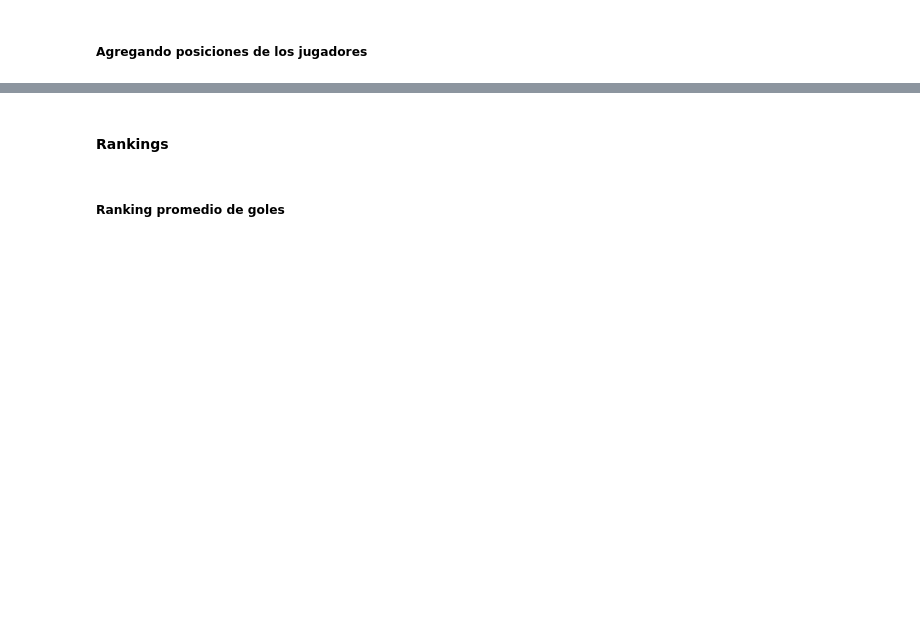
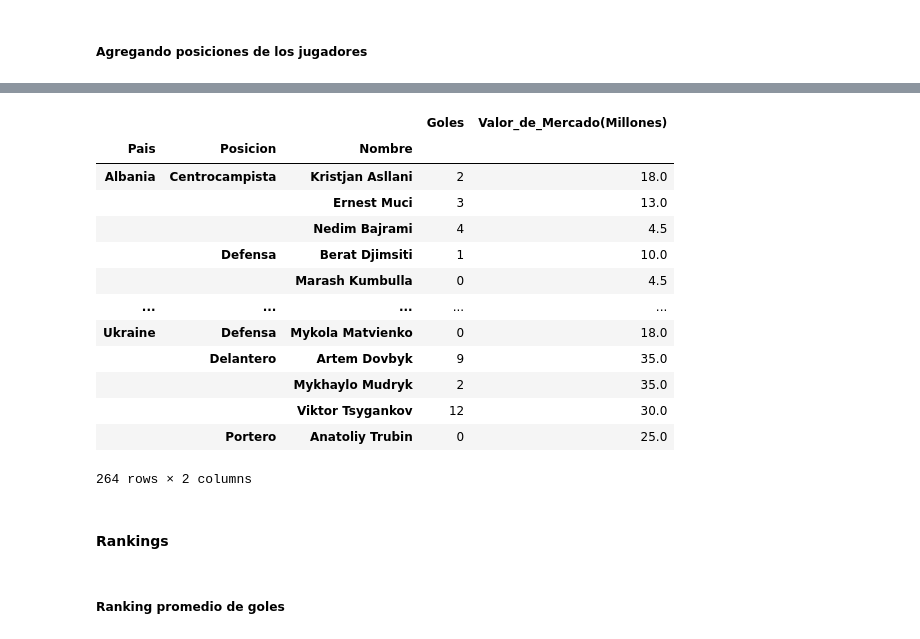
Before and after one commit to rdanbaro/Analisis-Euro, a Jupyter notebook: analisys.ipynb, the cells around one changed output, grey strips where cells are left out. Cells and saved outputs as stored; diff of their text form; code cells hidden in the pictures; blank space fills up the shorter version.

```diff
--- a/analisys.ipynb
+++ b/analisys.ipynb
@@ -341,3 +403,40 @@ posiciones_resumen_df.sort_values(by='Atacantes',ascending=False)
+# %%
+hola = (
+    data_resumen_posicion
+    .transform_column(
+        column_name = 'Valor_de_Mercado',
+        function = lambda x: x/1000000
+    )
+    .rename_columns(
+        {
+            'Valor_de_Mercado' : 'Valor_de_Mercado(Millones)'
+        }
+    )
+    .groupby(['Pais','Posicion','Nombre'])
+    .sum()
+    .sort_values(by=['Pais','Posicion','Valor_de_Mercado(Millones)'],ascending=False)
+    #.reset_index()
+    .drop(columns=['Club', 'Estatura', 'Partidos', 'Pierna_Dom', 'Edad'])
+    .groupby(['Pais', 'Posicion'], group_keys=False)
+    .apply(filtrar_top_jugadores)
+
+)
+hola
+# %% [output]
+|  |  |  | Goles | Valor_de_Mercado(Millones) |
+| Pais | Posicion | Nombre |  |  |
+| Albania | Centrocampista | Kristjan Asllani | 2 | 18.0 |
+|  |  | Ernest Muci | 3 | 13.0 |
+|  |  | Nedim Bajrami | 4 | 4.5 |
+|  | Defensa | Berat Djimsiti | 1 | 10.0 |
+|  |  | Marash Kumbulla | 0 | 4.5 |
+| ... | ... | ... | ... | ... |
+| Ukraine | Defensa | Mykola Matvienko | 0 | 18.0 |
+|  | Delantero | Artem Dovbyk | 9 | 35.0 |
+|  |  | Mykhaylo Mudryk | 2 | 35.0 |
+|  |  | Viktor Tsygankov | 12 | 30.0 |
+|  | Portero | Anatoliy Trubin | 0 | 25.0 |
+264 rows × 2 columns
 # %% [markdown]
 #### Rankings
 # %% [markdown]
```
Also changed, not shown: parts of 5 cells of this notebook, 1 other file.
